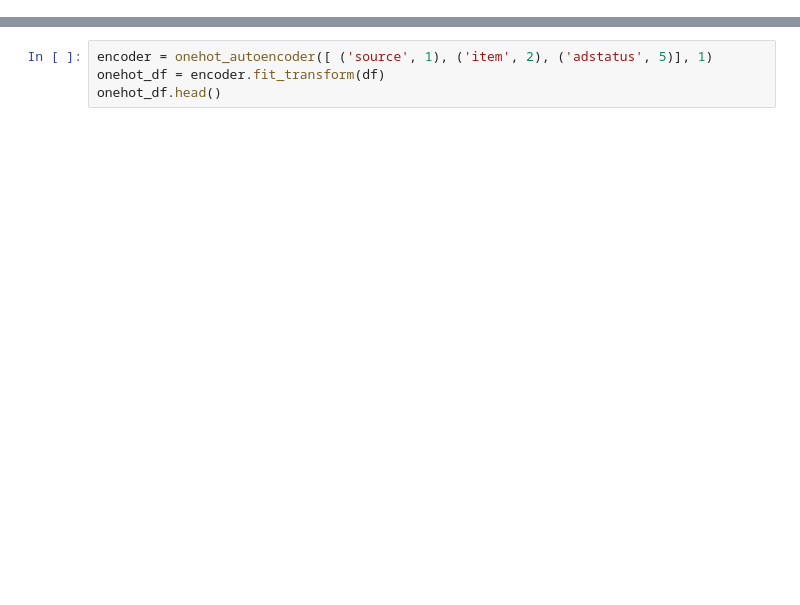
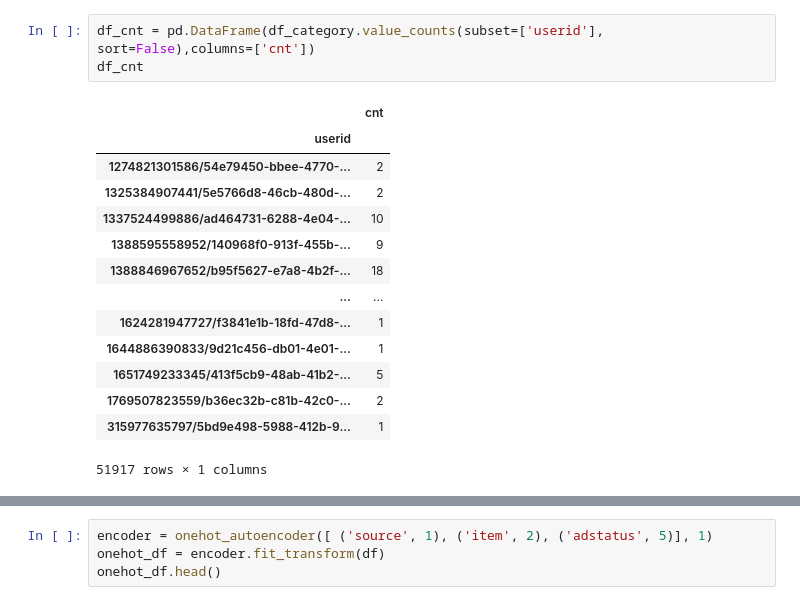
Before and after one commit to sasansharifipour/Spark_Class, a Jupyter notebook: train_sheypoor.ipynb, the cells around one changed output, grey strips where cells are left out. Drawn from its saved outputs; the diff is of its cells as text; blank space fills up the shorter version.

```diff
--- a/train_sheypoor.ipynb
+++ b/train_sheypoor.ipynb
@@ -107,0 +55,18 @@ class onehot_autoencoder:
+# %%
+df_cnt = pd.DataFrame(df_category.value_counts(subset=['userid'], sort=False),columns=['cnt'])
+df_cnt
+# %% [output]
+|  | cnt |
+| userid |  |
+| 1274821301586/54e79450-bbee-4770-... | 2 |
+| 1325384907441/5e5766d8-46cb-480d-... | 2 |
+| 1337524499886/ad464731-6288-4e04-... | 10 |
+| 1388595558952/140968f0-913f-455b-... | 9 |
+| 1388846967652/b95f5627-e7a8-4b2f-... | 18 |
+| ... | ... |
+| 1624281947727/f3841e1b-18fd-47d8-... | 1 |
+| 1644886390833/9d21c456-db01-4e01-... | 1 |
+| 1651749233345/413f5cb9-48ab-41b2-... | 5 |
+| 1769507823559/b36ec32b-c81b-42c0-... | 2 |
+| 315977635797/5bd9e498-5988-412b-9... | 1 |
+51917 rows × 1 columns
```
Also changed, not shown: parts of 4 cells of this notebook.
